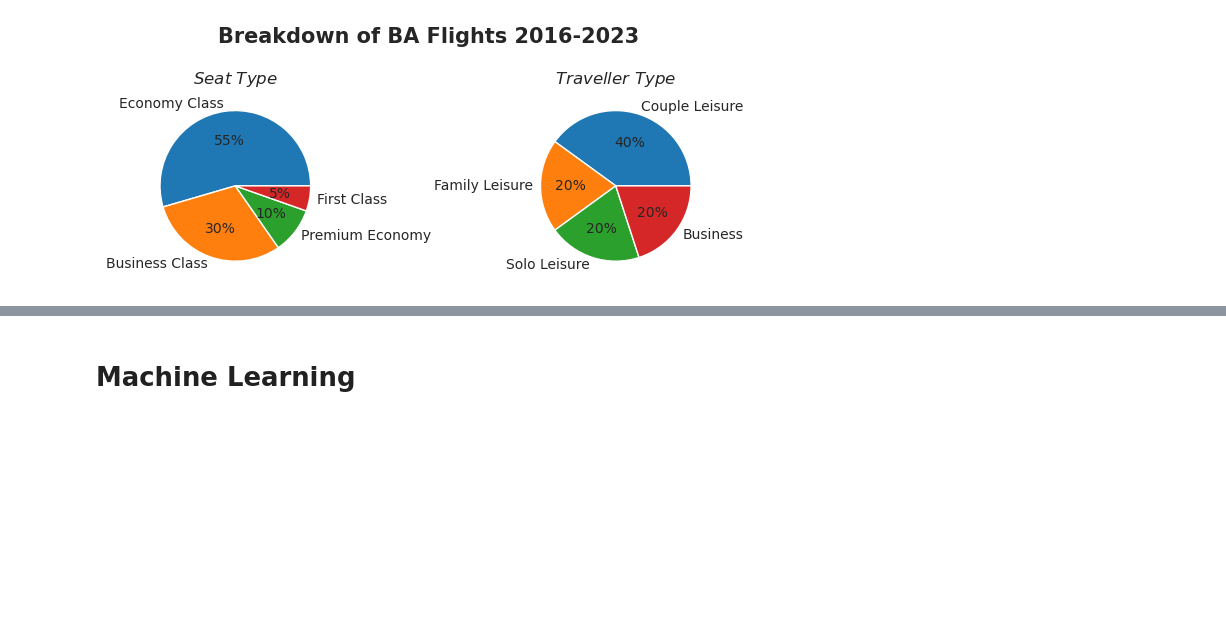
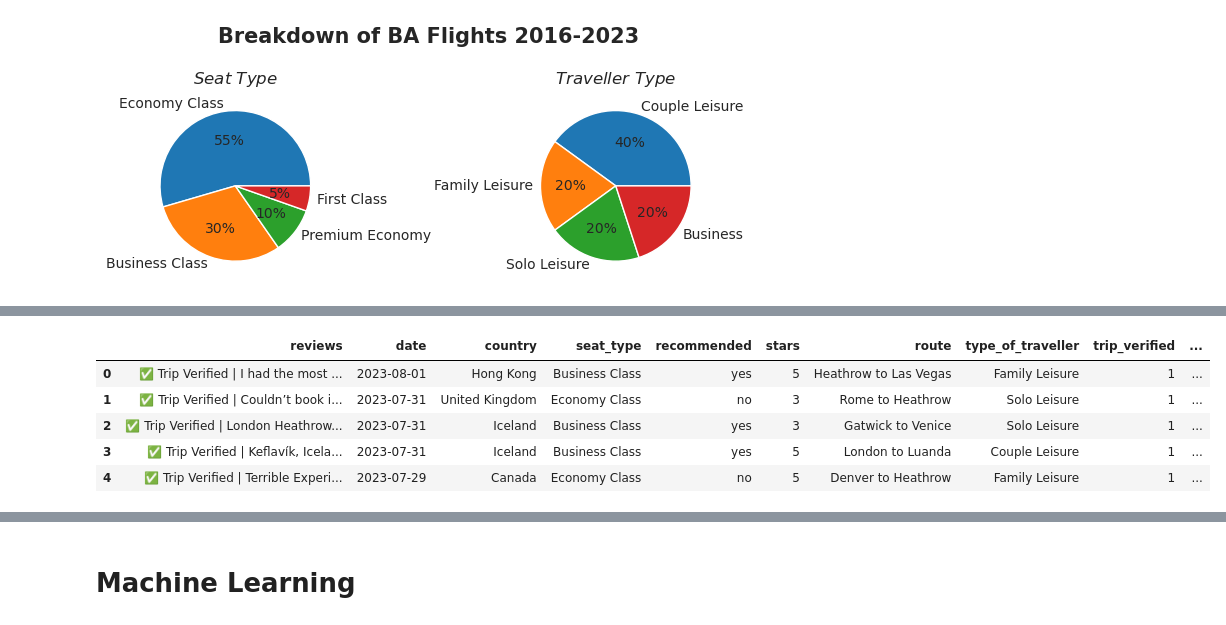
Before and after one commit to aorsot1/data_science_practice_projects, a Jupyter notebook: full_stack_data_science_ba_flights_reviews.ipynb, the cells around one changed output, grey strips where cells are left out. Cells and saved outputs as stored; diff of their text form; code cells hidden in the pictures; blank space fills up the shorter version.

```diff
--- a/full_stack_data_science_ba_flights_reviews.ipynb
+++ b/full_stack_data_science_ba_flights_reviews.ipynb
@@ -168,0 +183,20 @@ plt.show()
+# %%
+# Create a different column "trip verified" to seperate them properly
+df['trip_verified'] = np.where(df['reviews'].str.contains("Trip Verified"), 1, 0)
+
+# Capture the main content of the reviews and create a list of each word
+df['reviews_verif_drop'] = df['reviews'].str.replace("✅ Trip Verified \| ","").str.strip()
+df['reviews_bag_of_words'] = df['reviews_verif_drop'].str.split(" ")
+
+# Converting 'date' column to datetime
+df['date'] = pd.to_datetime(df['date'])
+
+# New snapshot of first 5 rows after transformation
+df.head()
+# %% [output]
+|  | reviews | date | country | seat_type | recommended | stars | route | type_of_traveller | trip_verified | ... |
+| 0 | ✅ Trip Verified | I had the most ... | 2023-08-01 | Hong Kong | Business Class | yes | 5 | Heathrow to Las Vegas | Family Leisure | 1 | ... |
+| 1 | ✅ Trip Verified | Couldn’t book i... | 2023-07-31 | United Kingdom | Economy Class | no | 3 | Rome to Heathrow | Solo Leisure | 1 | ... |
+| 2 | ✅ Trip Verified | London Heathrow... | 2023-07-31 | Iceland | Business Class | yes | 3 | Gatwick to Venice | Solo Leisure | 1 | ... |
+| 3 | ✅ Trip Verified | Keflavík, Icela... | 2023-07-31 | Iceland | Business Class | yes | 5 | London to Luanda | Couple Leisure | 1 | ... |
+| 4 | ✅ Trip Verified | Terrible Experi... | 2023-07-29 | Canada | Economy Class | no | 5 | Denver to Heathrow | Family Leisure | 1 | ... |
```
Also changed, not shown: parts of 27 cells of this notebook.
